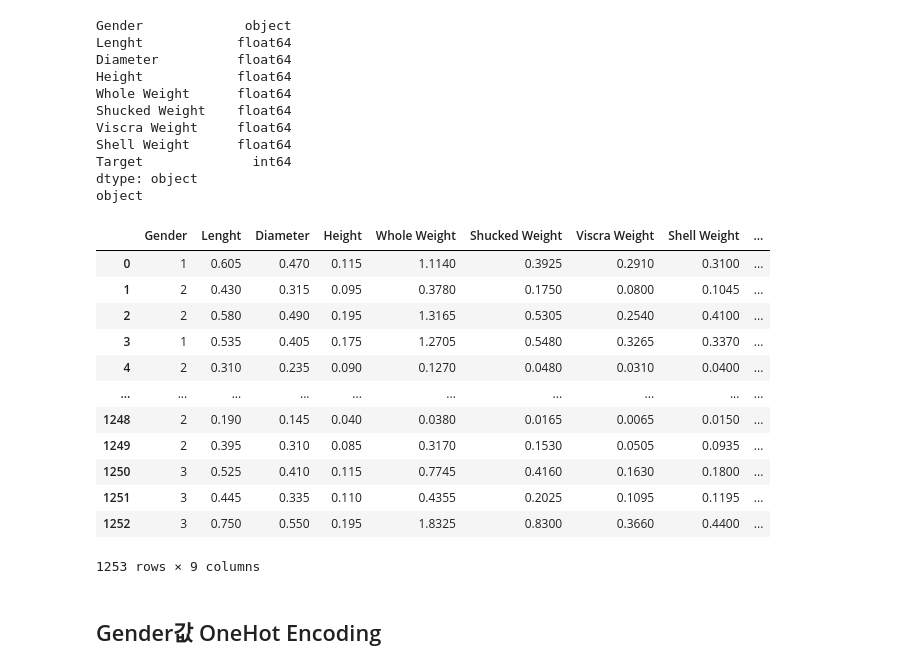
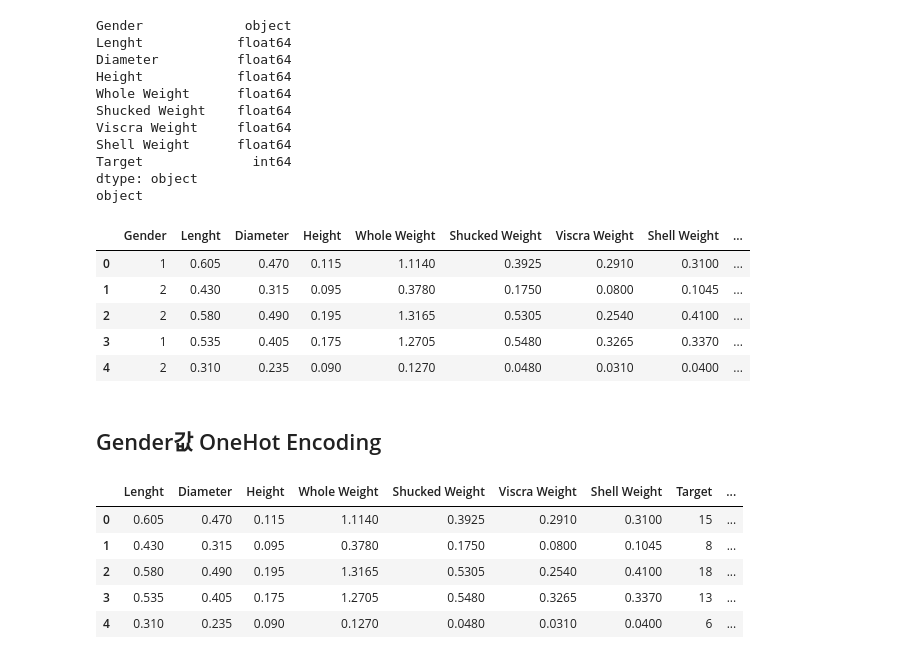
Before and after one commit to parkjubro/Avalone_age_prediction, a Jupyter notebook: 유지훈/3_탐색적 데이터 분석 EDA.ipynb, the cells around one changed output. Saved outputs shown, nothing was run; the diff lists cells and outputs as text; code cells hidden in the pictures.

```diff
--- a/유지훈/3_탐색적 데이터 분석 EDA.ipynb
+++ b/유지훈/3_탐색적 데이터 분석 EDA.ipynb
@@ -192,21 +178,25 @@ def label_encode(df):
                 label_map[k] = j+1
             df[i] = df[i].replace(to_replace=label_map)
 # %%
-label_encode(train_df)
-train_df
+train_df_label = train_df.copy()
+label_encode(train_df_label)
+train_df_label.head()
 # %% [output]
 |  | Gender | Lenght | Diameter | Height | Whole Weight | Shucked Weight | Viscra Weight | Shell Weight | ... |
 | 0 | 1 | 0.605 | 0.470 | 0.115 | 1.1140 | 0.3925 | 0.2910 | 0.3100 | ... |
 | 1 | 2 | 0.430 | 0.315 | 0.095 | 0.3780 | 0.1750 | 0.0800 | 0.1045 | ... |
 | 2 | 2 | 0.580 | 0.490 | 0.195 | 1.3165 | 0.5305 | 0.2540 | 0.4100 | ... |
 | 3 | 1 | 0.535 | 0.405 | 0.175 | 1.2705 | 0.5480 | 0.3265 | 0.3370 | ... |
 | 4 | 2 | 0.310 | 0.235 | 0.090 | 0.1270 | 0.0480 | 0.0310 | 0.0400 | ... |
-| ... | ... | ... | ... | ... | ... | ... | ... | ... | ... |
-| 1248 | 2 | 0.190 | 0.145 | 0.040 | 0.0380 | 0.0165 | 0.0065 | 0.0150 | ... |
-| 1249 | 2 | 0.395 | 0.310 | 0.085 | 0.3170 | 0.1530 | 0.0505 | 0.0935 | ... |
-| 1250 | 3 | 0.525 | 0.410 | 0.115 | 0.7745 | 0.4160 | 0.1630 | 0.1800 | ... |
-| 1251 | 3 | 0.445 | 0.335 | 0.110 | 0.4355 | 0.2025 | 0.1095 | 0.1195 | ... |
-| 1252 | 3 | 0.750 | 0.550 | 0.195 | 1.8325 | 0.8300 | 0.3660 | 0.4400 | ... |
-1253 rows × 9 columns
 # %% [markdown]
 ## Gender값 OneHot Encoding
+# %%
+train_df_onehot = pd.get_dummies(train_df, columns = ['Gender'])
+train_df_onehot.head()
+# %% [output]
+|  | Lenght | Diameter | Height | Whole Weight | Shucked Weight | Viscra Weight | Shell Weight | Target | ... |
+| 0 | 0.605 | 0.470 | 0.115 | 1.1140 | 0.3925 | 0.2910 | 0.3100 | 15 | ... |
+| 1 | 0.430 | 0.315 | 0.095 | 0.3780 | 0.1750 | 0.0800 | 0.1045 | 8 | ... |
+| 2 | 0.580 | 0.490 | 0.195 | 1.3165 | 0.5305 | 0.2540 | 0.4100 | 18 | ... |
+| 3 | 0.535 | 0.405 | 0.175 | 1.2705 | 0.5480 | 0.3265 | 0.3370 | 13 | ... |
+| 4 | 0.310 | 0.235 | 0.090 | 0.1270 | 0.0480 | 0.0310 | 0.0400 | 6 | ... |
```
Also changed, not shown: parts of 2 cells of this notebook, 5 other files.
